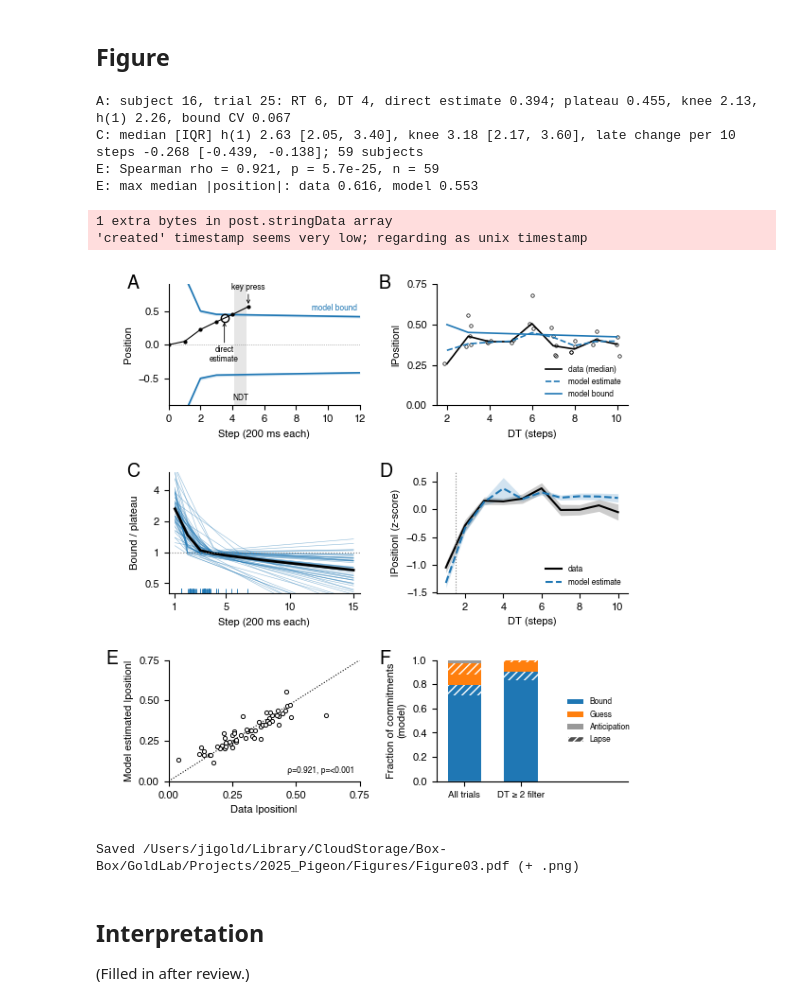
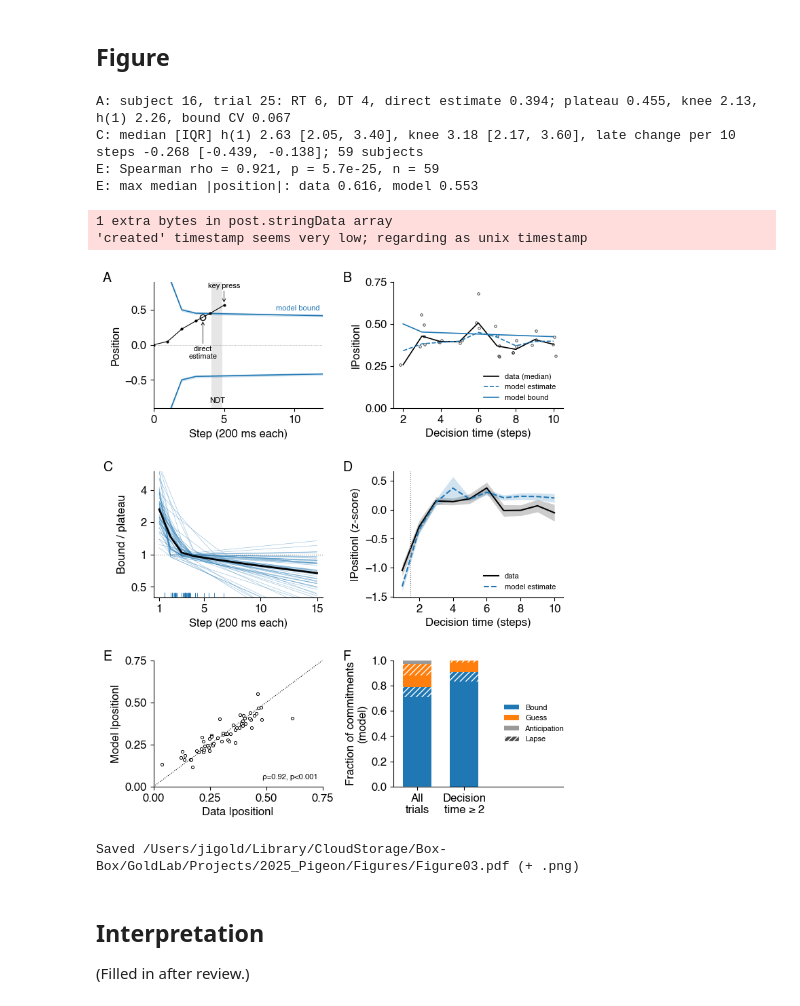
Before and after one commit to TheGoldLab/ms_2026_kalburge_etal_elife, a Jupyter notebook: notebooks/Figure03_boundSummary.ipynb, the cells around one changed output. Drawn from its saved outputs; the diff is of its cells as text; code cells hidden in the pictures.

```diff
--- a/notebooks/Figure03_boundSummary.ipynb
+++ b/notebooks/Figure03_boundSummary.ipynb
@@ -186,13 +186,14 @@ lapses overall: {'all': 0.17, 'filter': 0.09}
 ## Figure
 # %%
 CM = 1 / 2.54
-FS = 8
+FS = 12         # axis and tick labels
+FS_INSET = 8    # in-panel text: annotations, legends, statistics
 plt.rcParams.update({'font.size': FS, 'axes.labelsize': FS, 'axes.titlesize': FS, **FONT_RC})
-MODEL = 'tab:blue'
+MODEL = MODEL_COLOR
 GR = (0.8, 0.8, 0.8)
 
-fig = plt.figure(figsize=(14 * CM, 15 * CM))
-gs = gridspec.GridSpec(3, 2, figure=fig, hspace=0.55, wspace=0.4, left=0.1, right=0.98, bottom=0.07, top=0.96)
+fig = plt.figure(figsize=(17.6 * CM, 21 * CM))
+gs = gridspec.GridSpec(3, 2, figure=fig, hspace=0.5, wspace=0.42, left=0.11, right=0.98, bottom=0.07, top=0.97)
 ax_A, ax_B, ax_C, ax_D, ax_E, ax_F = (fig.add_subplot(gs[r, c]) for r in range(3) for c in range(2))
 
 # A: one example trial: positions, direct estimate, NDT, key press, the subject's fitted bound.
@@ -212,13 +213,13 @@ ax_A.axvspan(dt + 0.1, rt_step - 0.1, color='0.9', lw=0, zorder=0)
 ax_A.plot(np.arange(len(x)), x, 'k.-', lw=0.8, ms=4)
 ax_A.plot(dt - 0.5, trial.bound, 'o', mfc='none', mec='k', ms=6, mew=1.0)
 ax_A.axhline(0, color='0.5', lw=0.5, ls=':')
-ax_A.annotate('direct\nestimate', (dt - 0.5, trial.bound - 0.06), (dt - 0.5, trial.bound - 0.4), fontsize=6,
+ax_A.annotate('direct\nestimate', (dt - 0.5, trial.bound - 0.06), (dt - 0.5, trial.bound - 0.4), fontsize=FS_INSET,
               ha='center', va='top', arrowprops=dict(arrowstyle='->', lw=0.6, shrinkA=0, shrinkB=0))
-ax_A.text((dt + rt_step) / 2, -0.82, 'NDT', fontsize=6, ha='center')
+ax_A.text((dt + rt_step) / 2, -0.82, 'NDT', fontsize=FS_INSET, ha='center')
 # Vertical arrow from above, so the pointer can't be mistaken for another step of the trace.
-ax_A.annotate('key press', (rt_step, x[-1] + 0.04), (rt_step, x[-1] + 0.25), fontsize=6, ha='center',
+ax_A.annotate('key press', (rt_step, x[-1] + 0.04), (rt_step, x[-1] + 0.25), fontsize=FS_INSET, ha='center',
               arrowprops=dict(arrowstyle='->', lw=0.6, shrinkA=0, shrinkB=0))
-ax_A.text(11.8, theta[-1] + 0.06, 'model bound', color=MODEL, fontsize=6, ha='right', va='bottom')
+ax_A.text(11.8, theta[-1] + 0.06, 'model bound', color=MODEL, fontsize=FS_INSET, ha='right', va='bottom')
 ax_A.set_xlim(0, 12)
 ax_A.set_ylim(-0.9, 0.9)
 ax_A.set_xlabel('Step (200 ms each)')
@@ -239,9 +240,10 @@ ax_B.plot(dts_b, bound_time_course(fe, dts_b), '-', color=MODEL, lw=1.2, label='
 ax_B.set_xlim(1.5, 10.5)
 ax_B.set_ylim(0, 0.75)
 ax_B.set_yticks([0, 0.25, 0.5, 0.75])
-ax_B.set_xlabel('DT (steps)')
+ax_B.set_xticks([2, 4, 6, 8, 10])
+ax_B.set_xlabel('Decision time (steps)')
 ax_B.set_ylabel('|Position|')
-ax_B.legend(fontsize=6, frameon=False, loc='lower right')
+ax_B.legend(fontsize=FS_INSET, frameon=False, loc='lower right')
 
 # C: bound shape relative to the plateau, one curve per subject (shape shared across blocks).
 shape_steps = np.arange(1, 16)
@@ -272,9 +274,10 @@ for z, color, ls, label in ((z_real, 'k', '-', 'data'), (z_sim, MODEL, '--', 'mo
     ax_D.plot(DTS, m, ls, color=color, lw=1.5, label=label)
 ax_D.axvline(1.5, color='0.5', ls=':', lw=0.8)
 ax_D.set_xlim(0.5, 10.5)
-ax_D.set_xlabel('DT (steps)')
+ax_D.set_xticks([2, 4, 6, 8, 10])
+ax_D.set_xlabel('Decision time (steps)')
 ax_D.set_ylabel('|Position| (z-score)')
-ax_D.legend(fontsize=6, frameon=False, loc='lower right')
+ax_D.legend(fontsize=FS_INSET, frameon=False, loc='lower right')
 
 # E: per-subject median |position| at the inferred commit step: data vs. model estimate.
 E_MAX = 0.75
@@ -285,10 +288,10 @@ ax_E.set_ylim(0, E_MAX)
 ax_E.set_xticks([0, 0.25, 0.5, 0.75])
 ax_E.set_yticks([0, 0.25, 0.5, 0.75])
 ax_E.set_xlabel('Data |position|')
-ax_E.set_ylabel('Model estimated |position|')
+ax_E.set_ylabel('Model |position|')
 rho_e, p_e = scipy.stats.spearmanr(med.data, med.model)
-ax_E.text(0.97, 0.05, f'ρ={rho_e:.3f}, p={"<0.001" if p_e < 0.001 else f"{p_e:.3f}"}', transform=ax_E.transAxes,
-          ha='right', va='bottom', fontsize=6)
+ax_E.text(0.97, 0.05, f'{format_rho(rho_e)}, {format_p(p_e)}', transform=ax_E.transAxes,
+          ha='right', va='bottom', fontsize=FS_INSET)
 print(f'E: Spearman rho = {rho_e:.3f}, p = {p_e:.2g}, n = {len(med)}')
 print(f'E: max median |position|: data {med.data.max():.3f}, model {med.model.max():.3f}')
 
@@ -297,38 +300,38 @@ SRC_COLORS = {'bound': MODEL, 'guess': 'tab:orange', 'anticipation': '0.6'}
 for xi, (label, s) in enumerate(src.items()):
     bottom = 0.0
     for k in SOURCES:
         h = s.loc[k, 'fraction']
         ax_F.bar(xi, h, bottom=bottom, color=SRC_COLORS[k], width=0.6, lw=0)
         hl = h * s.loc[k, 'of which lapse']
         ax_F.bar(xi, hl, bottom=bottom + h - hl, color='none', edgecolor='w', hatch='////', width=0.6, lw=0)
         bottom += h
 for k in SOURCES:
     ax_F.bar(0, 0, color=SRC_COLORS[k], label=k.capitalize())
 ax_F.bar(0, 0, color='0.3', edgecolor='w', hatch='////', label='Lapse')
 ax_F.set_xticks([0, 1])
-ax_F.set_xticklabels(list(src), fontsize=7)
-ax_F.set_xlim(-0.5, 2.9)
+ax_F.set_xticklabels(['All\ntrials', 'Decision\ntime ≥ 2'])
+ax_F.set_xlim(-0.5, 3.1)
 ax_F.set_ylim(0, 1)
 ax_F.set_ylabel('Fraction of commitments\n(model)')
-ax_F.legend(fontsize=6, frameon=False, loc='center right', bbox_to_anchor=(1.05, 0.5))
+ax_F.legend(fontsize=FS_INSET, frameon=False, loc='center right', bbox_to_anchor=(1.05, 0.5))
 
 for ax, label in zip((ax_A, ax_B, ax_C, ax_D, ax_E, ax_F), 'ABCDEF'):
     ax.spines[['top', 'right']].set_visible(False)
-    add_panel_label(ax, label, dx={'E': -0.33}.get(label, -0.22 if label in 'AC' else -0.3))
+    add_panel_label(ax, label, dx=-0.3)
 
 out = FIGURES_DIR / 'Figure03.pdf'
 fig.savefig(out, dpi=300, bbox_inches='tight')
 fig.savefig(out.with_suffix('.png'), dpi=300, bbox_inches='tight')
 plt.show()
 print(f'Saved {out} (+ .png)')
 # %% [output]
 A: subject 16, trial 25: RT 6, DT 4, direct estimate 0.394; plateau 0.455, knee 2.13, h(1) 2.26, bound CV 0.067
 C: median [IQR] h(1) 2.63 [2.05, 3.40], knee 3.18 [2.17, 3.60], late change per 10 steps -0.268 [-0.439, -0.138]; 59 subjects
 E: Spearman rho = 0.921, p = 5.7e-25, n = 59
 E: max median |position|: data 0.616, model 0.553
 1 extra bytes in post.stringData array
 'created' timestamp seems very low; regarding as unix timestamp
-[figure, old version]
+[figure, new version]
 Saved /Users/jigold/Library/CloudStorage/Box-Box/GoldLab/Projects/2025_Pigeon/Figures/Figure03.pdf (+ .png)
 # %% [markdown]
 ## Interpretation
```
Also changed, not shown: parts of 1 cell of this notebook.
